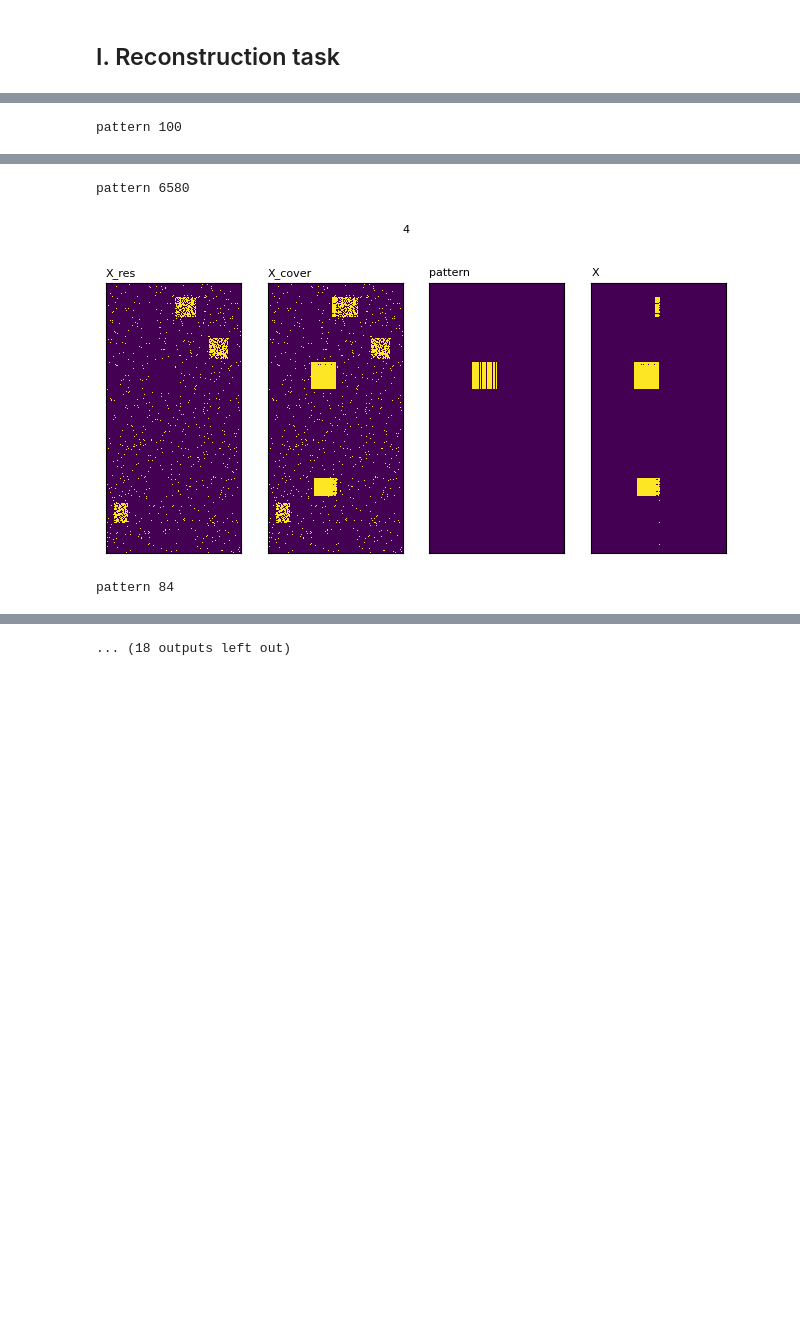
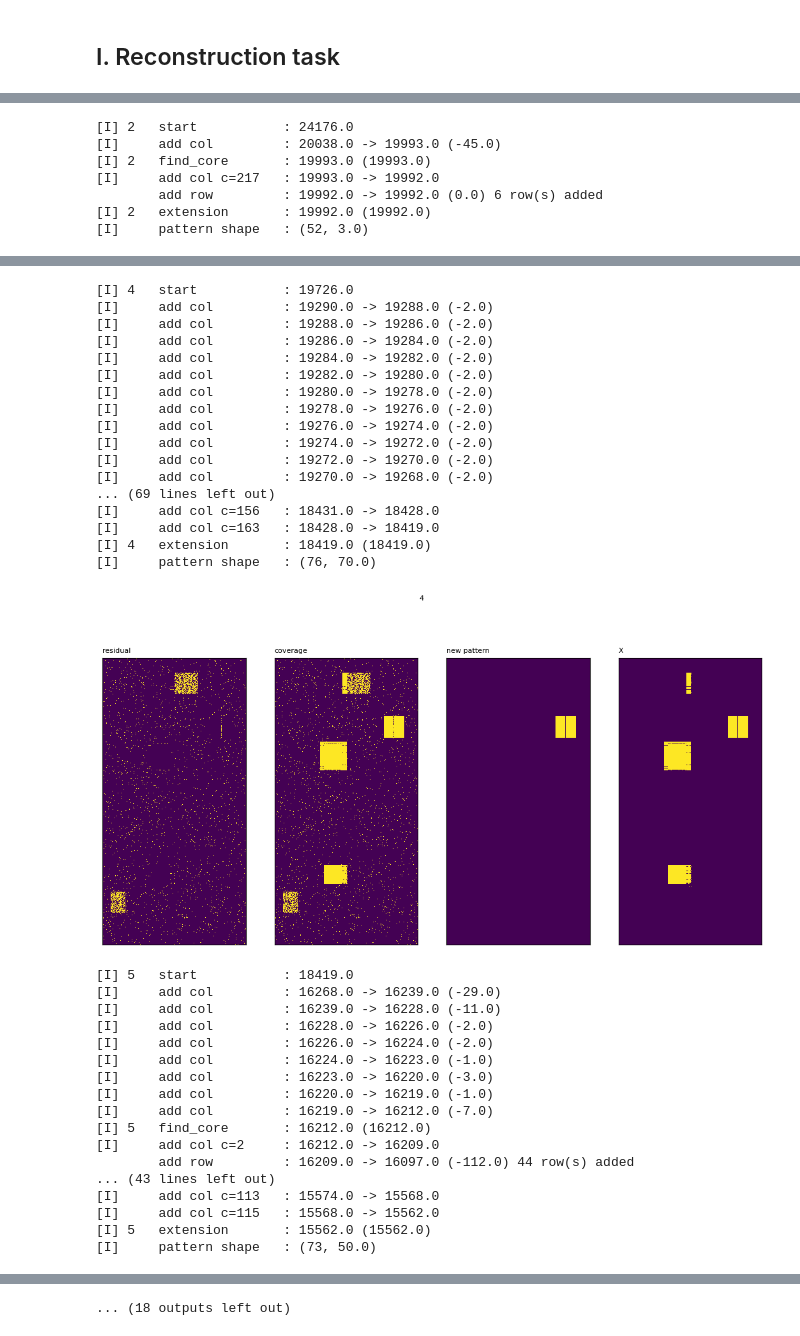
Before and after one commit to PreferredAI/PyBMF, a Jupyter notebook: examples/ex03_1_Panda_reconstruction_generated.ipynb, the cells around one changed output, grey strips where cells are left out. Drawn from its saved outputs; the diff is of its cells as text; code cells hidden in the pictures; blank space fills up the shorter version.

Commit message:
Refined Panda algorithm

```diff
--- a/examples/ex03_1_Panda_reconstruction_generated.ipynb
+++ b/examples/ex03_1_Panda_reconstruction_generated.ipynb
@@ -55,7 +51,7 @@ rho = 1
 w = [1, 1]
 
 panda = Panda(k=k, rho=rho, w=w)
-panda.fit(X_train, verbose=False)
+panda.fit(X_train, display=True, scaling=0.5, verbose=True)
 
 # from utils import matmul, to_dense, show_matrix
 # settings = [(to_dense(X_test), [0, 0], 'X'),
@@ -73 +97,7 @@ pattern 11592
-pattern 100
+[I] 2   start           : 24176.0
+[I]     add col         : 20038.0 -> 19993.0 (-45.0)
+[I] 2   find_core       : 19993.0 (19993.0)
+[I]     add col c=217   : 19993.0 -> 19992.0
+        add row         : 19992.0 -> 19992.0 (0.0) 6 row(s) added
+[I] 2   extension       : 19992.0 (19992.0)
+[I]     pattern shape   : (52, 3.0)
@@ -77,3 +123,35 @@ pattern 99
-pattern 6580
+[I] 4   start           : 19726.0
+[I]     add col         : 19290.0 -> 19288.0 (-2.0)
+[I]     add col         : 19288.0 -> 19286.0 (-2.0)
+[I]     add col         : 19286.0 -> 19284.0 (-2.0)
+[I]     add col         : 19284.0 -> 19282.0 (-2.0)
+[I]     add col         : 19282.0 -> 19280.0 (-2.0)
+[I]     add col         : 19280.0 -> 19278.0 (-2.0)
+[I]     add col         : 19278.0 -> 19276.0 (-2.0)
+[I]     add col         : 19276.0 -> 19274.0 (-2.0)
+[I]     add col         : 19274.0 -> 19272.0 (-2.0)
+[I]     add col         : 19272.0 -> 19270.0 (-2.0)
+[I]     add col         : 19270.0 -> 19268.0 (-2.0)
+... (69 lines left out)
+[I]     add col c=156   : 18431.0 -> 18428.0
+[I]     add col c=163   : 18428.0 -> 18419.0
+[I] 4   extension       : 18419.0 (18419.0)
+[I]     pattern shape   : (76, 70.0)
-[figure, old version]
+[figure, new version]
-pattern 84
+[I] 5   start           : 18419.0
+[I]     add col         : 16268.0 -> 16239.0 (-29.0)
+[I]     add col         : 16239.0 -> 16228.0 (-11.0)
+[I]     add col         : 16228.0 -> 16226.0 (-2.0)
+[I]     add col         : 16226.0 -> 16224.0 (-2.0)
+[I]     add col         : 16224.0 -> 16223.0 (-1.0)
+[I]     add col         : 16223.0 -> 16220.0 (-3.0)
+[I]     add col         : 16220.0 -> 16219.0 (-1.0)
+[I]     add col         : 16219.0 -> 16212.0 (-7.0)
+[I] 5   find_core       : 16212.0 (16212.0)
+[I]     add col c=2     : 16212.0 -> 16209.0
+        add row         : 16209.0 -> 16097.0 (-112.0) 44 row(s) added
+... (43 lines left out)
+[I]     add col c=113   : 15574.0 -> 15568.0
+[I]     add col c=115   : 15568.0 -> 15562.0
+[I] 5   extension       : 15562.0 (15562.0)
+[I]     pattern shape   : (73, 50.0)
```
Also changed, not shown: parts of 16 cells of this notebook, 19 other files.
